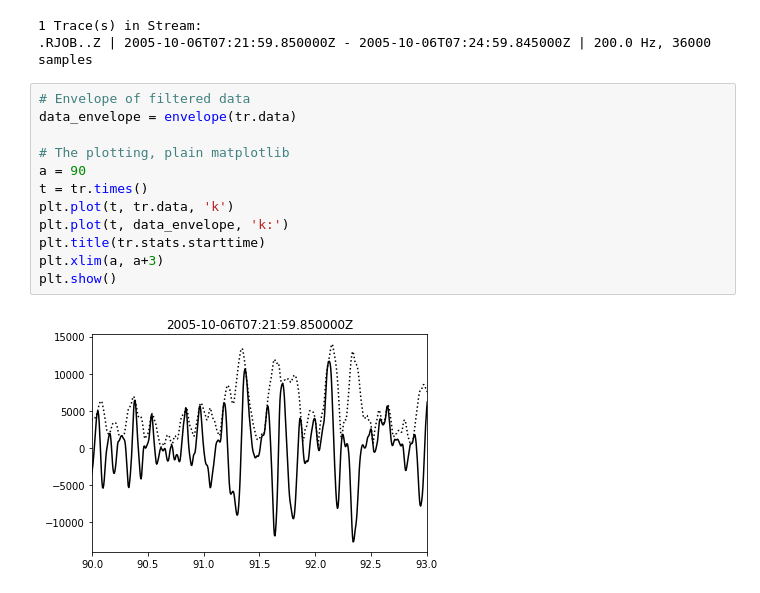
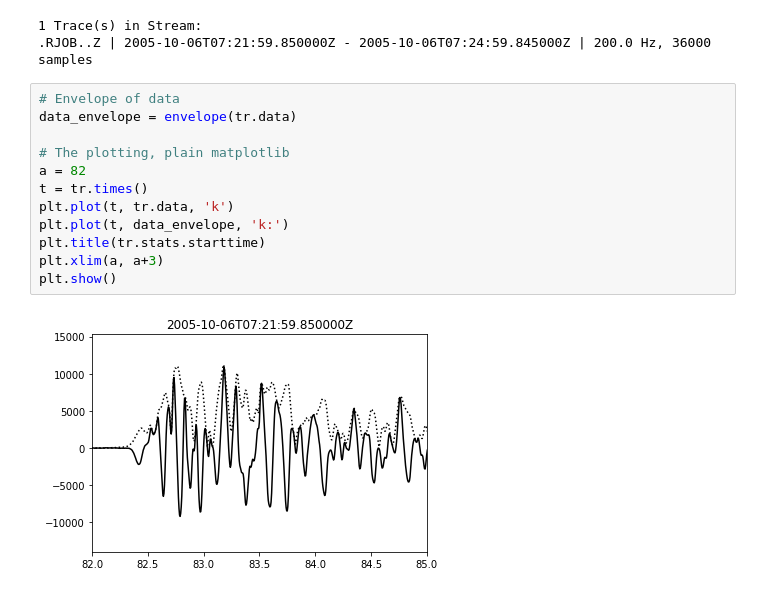
Before and after one commit to ikahbasi/ObsPy_NIGS, a Jupyter notebook: 10-SeismogramEnvelopes.ipynb, the cells around one changed output. Drawn from its saved outputs; the diff is of its cells as text.

```diff
--- a/10-SeismogramEnvelopes.ipynb
+++ b/10-SeismogramEnvelopes.ipynb
@@ -14,16 +19,16 @@ tr = st[0]
 1 Trace(s) in Stream:
 .RJOB..Z | 2005-10-06T07:21:59.850000Z - 2005-10-06T07:24:59.845000Z | 200.0 Hz, 36000 samples
 # %%
-# Envelope of filtered data
+# Envelope of data
 data_envelope = envelope(tr.data)
 
 # The plotting, plain matplotlib
-a = 90
+a = 82
 t = tr.times()
 plt.plot(t, tr.data, 'k')
 plt.plot(t, data_envelope, 'k:')
 plt.title(tr.stats.starttime)
 plt.xlim(a, a+3)
 plt.show()
 # %% [output]
-[figure, old version]
+[figure, new version]
```
Also changed, not shown: parts of 2 cells of this notebook, 1 other file.
